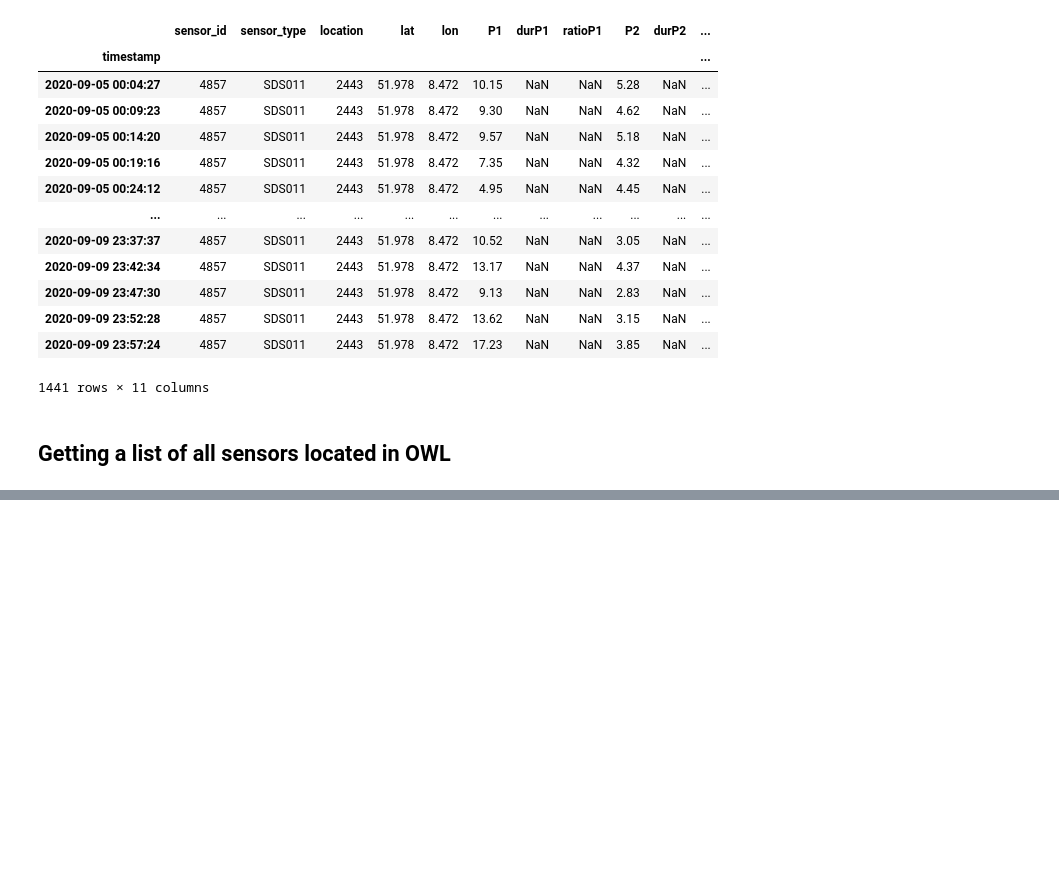
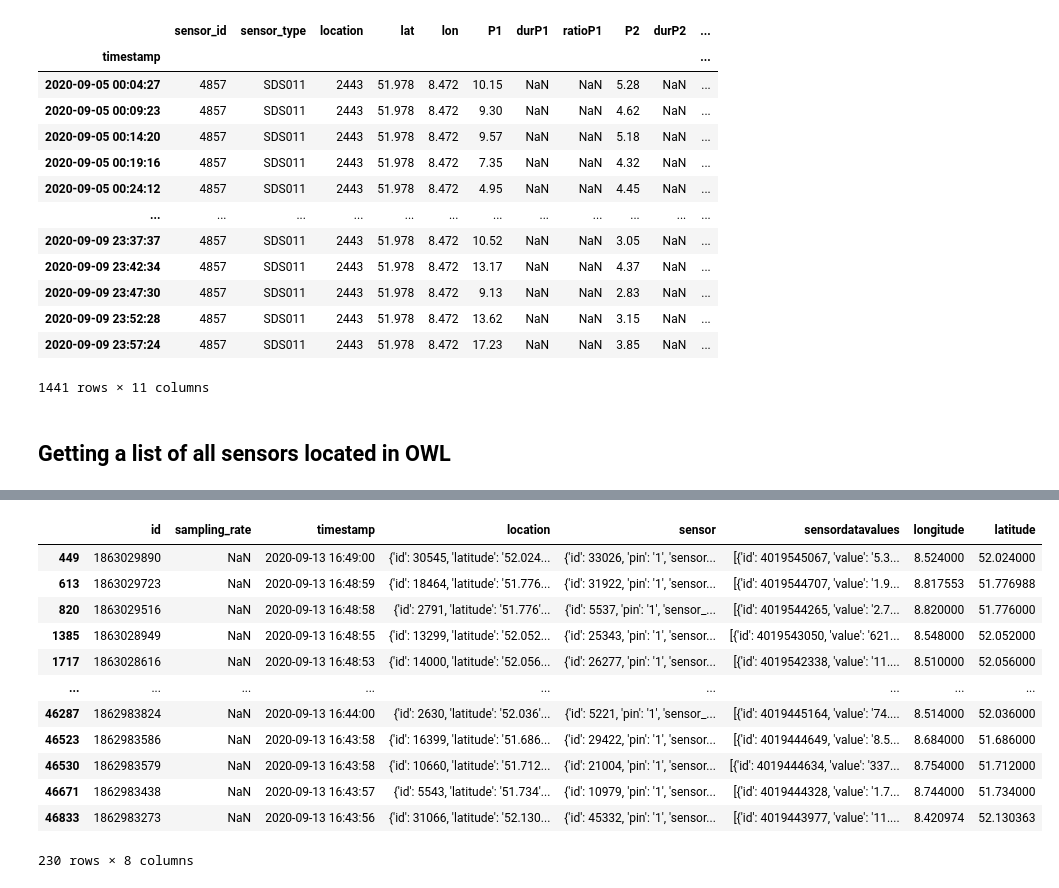
Before and after one commit to Sebastian-Bender/air-pollution, a Jupyter notebook: AirPollution/src/DataExploration.ipynb, the cells around one changed output, grey strips where cells are left out. Saved outputs shown, nothing was run; the diff lists cells and outputs as text; code cells hidden in the pictures; blank space fills up the shorter version.

```diff
--- a/AirPollution/src/DataExploration.ipynb
+++ b/AirPollution/src/DataExploration.ipynb
@@ -311,0 +278,25 @@ len(sensorList)
+# %%
+bla['longitude'] = pd.to_numeric(bla.longitude)
+# %%
+bla['latitude'] = pd.to_numeric(bla.latitude)
+# %%
+bla = bla[bla.longitude >= northPoint]
+bla = bla[bla.longitude <= southPoint]
+bla = bla[bla.latitude <= westPoint]
+bla = bla[bla.latitude >= eastPoint]
+# %%
+bla
+# %% [output]
+|  | id | sampling_rate | timestamp | location | sensor | sensordatavalues | longitude | latitude |
+| 449 | 1863029890 | NaN | 2020-09-13 16:49:00 | {'id': 30545, 'latitude': '52.024... | {'id': 33026, 'pin': '1', 'sensor... | [{'id': 4019545067, 'value': '5.3... | 8.524000 | 52.024000 |
+| 613 | 1863029723 | NaN | 2020-09-13 16:48:59 | {'id': 18464, 'latitude': '51.776... | {'id': 31922, 'pin': '1', 'sensor... | [{'id': 4019544707, 'value': '1.9... | 8.817553 | 51.776988 |
+| 820 | 1863029516 | NaN | 2020-09-13 16:48:58 | {'id': 2791, 'latitude': '51.776'... | {'id': 5537, 'pin': '1', 'sensor_... | [{'id': 4019544265, 'value': '2.7... | 8.820000 | 51.776000 |
+| 1385 | 1863028949 | NaN | 2020-09-13 16:48:55 | {'id': 13299, 'latitude': '52.052... | {'id': 25343, 'pin': '1', 'sensor... | [{'id': 4019543050, 'value': '621... | 8.548000 | 52.052000 |
+| 1717 | 1863028616 | NaN | 2020-09-13 16:48:53 | {'id': 14000, 'latitude': '52.056... | {'id': 26277, 'pin': '1', 'sensor... | [{'id': 4019542338, 'value': '11.... | 8.510000 | 52.056000 |
+| ... | ... | ... | ... | ... | ... | ... | ... | ... |
+| 46287 | 1862983824 | NaN | 2020-09-13 16:44:00 | {'id': 2630, 'latitude': '52.036'... | {'id': 5221, 'pin': '1', 'sensor_... | [{'id': 4019445164, 'value': '74.... | 8.514000 | 52.036000 |
+| 46523 | 1862983586 | NaN | 2020-09-13 16:43:58 | {'id': 16399, 'latitude': '51.686... | {'id': 29422, 'pin': '1', 'sensor... | [{'id': 4019444649, 'value': '8.5... | 8.684000 | 51.686000 |
+| 46530 | 1862983579 | NaN | 2020-09-13 16:43:58 | {'id': 10660, 'latitude': '51.712... | {'id': 21004, 'pin': '1', 'sensor... | [{'id': 4019444634, 'value': '337... | 8.754000 | 51.712000 |
+| 46671 | 1862983438 | NaN | 2020-09-13 16:43:57 | {'id': 5543, 'latitude': '51.734'... | {'id': 10979, 'pin': '1', 'sensor... | [{'id': 4019444328, 'value': '1.7... | 8.744000 | 51.734000 |
+| 46833 | 1862983273 | NaN | 2020-09-13 16:43:56 | {'id': 31066, 'latitude': '52.130... | {'id': 45332, 'pin': '1', 'sensor... | [{'id': 4019443977, 'value': '11.... | 8.420974 | 52.130363 |
+230 rows × 8 columns
```
Also changed, not shown: parts of 23 cells of this notebook.
